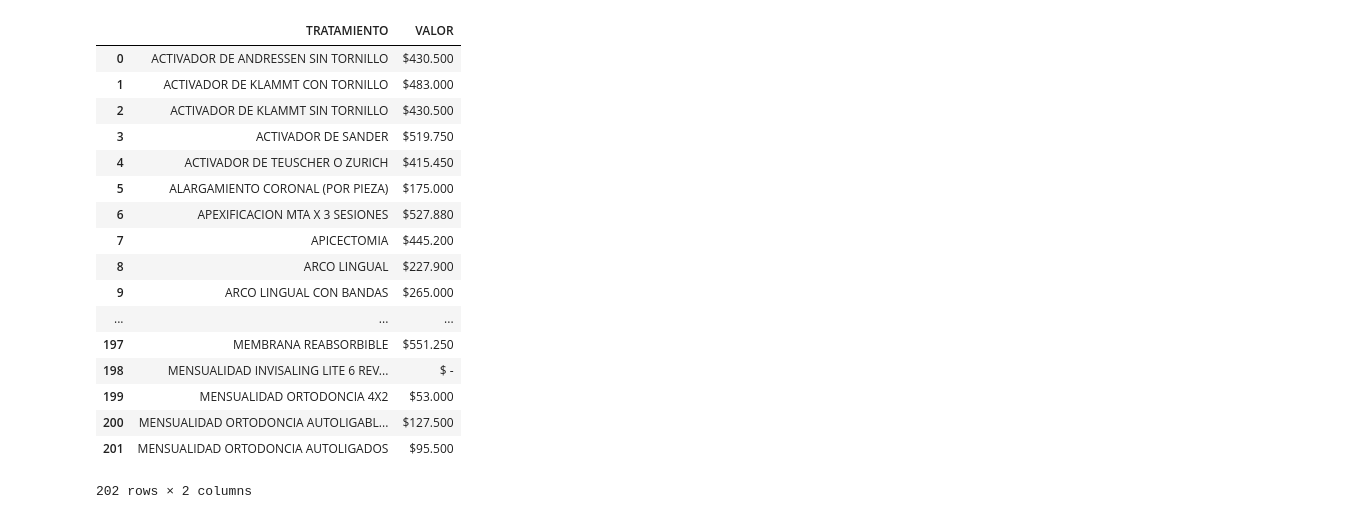
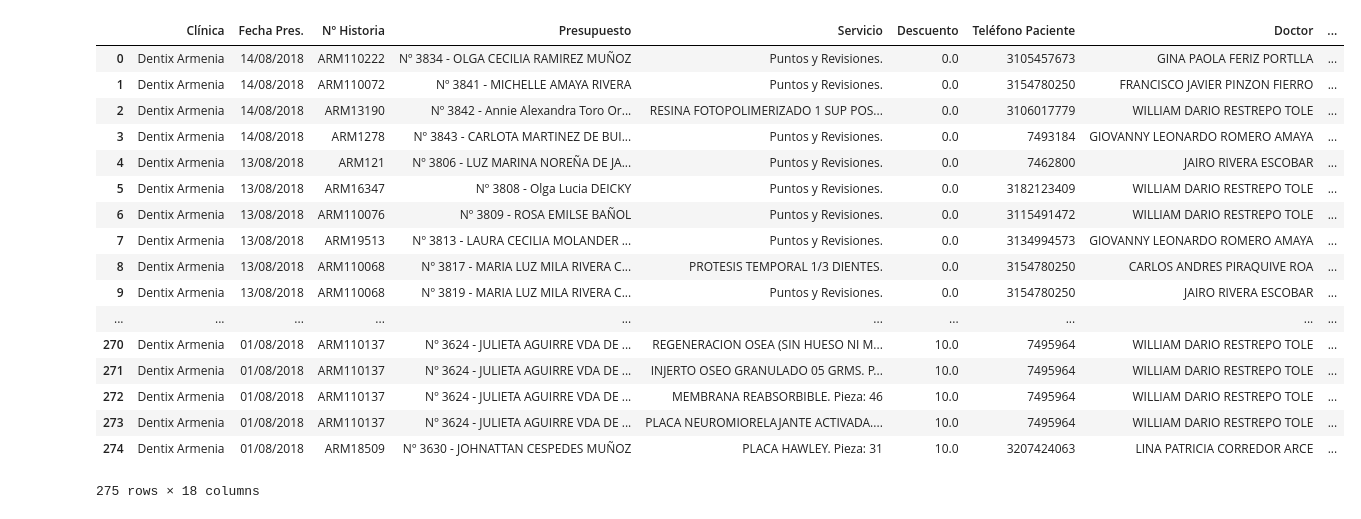
Before and after one commit to davidarango82/intro-data-sci-python, a Jupyter notebook: pruebas.ipynb, the cells around one changed output. Cells and saved outputs as stored; diff of their text form; code cells hidden in the pictures.

```diff
--- a/pruebas.ipynb
+++ b/pruebas.ipynb
@@ -2,25 +2,24 @@
 import numpy as np
 import pandas as pd
 # %%
-#mostrar servicios
-servicios_df =  pd.read_csv('LISTADO DE SERVICIOS.csv', encoding = 'unicode_escape', sep=',')
-servicios_df
+df =  pd.read_csv('Produccion_pendiente_exigible_con_tratamientos_Dentix_Armenia.csv', encoding = 'unicode_escape', sep=',')
+df
 # %% [output]
-|  | TRATAMIENTO | VALOR |
-| 0 | ACTIVADOR DE ANDRESSEN SIN TORNILLO | $430.500 |
-| 1 | ACTIVADOR DE KLAMMT CON TORNILLO | $483.000 |
-| 2 | ACTIVADOR DE KLAMMT SIN TORNILLO | $430.500 |
-| 3 | ACTIVADOR DE SANDER | $519.750 |
-| 4 | ACTIVADOR DE TEUSCHER O ZURICH | $415.450 |
-| 5 | ALARGAMIENTO CORONAL (POR PIEZA) | $175.000 |
-| 6 | APEXIFICACION MTA X 3 SESIONES | $527.880 |
-| 7 | APICECTOMIA | $445.200 |
-| 8 | ARCO LINGUAL | $227.900 |
-| 9 | ARCO LINGUAL CON BANDAS | $265.000 |
-| ... | ... | ... |
-| 197 | MEMBRANA REABSORBIBLE | $551.250 |
-| 198 | MENSUALIDAD INVISALING LITE 6 REV... | $ - |
-| 199 | MENSUALIDAD ORTODONCIA 4X2 | $53.000 |
-| 200 | MENSUALIDAD ORTODONCIA AUTOLIGABL... | $127.500 |
-| 201 | MENSUALIDAD ORTODONCIA AUTOLIGADOS | $95.500 |
+|  | Clínica | Fecha Pres. | Nº Historia | Presupuesto | Servicio | Descuento | Teléfono Paciente | Doctor | ... |
+| 0 | Dentix Armenia | 14/08/2018 | ARM110222 | Nº 3834 - OLGA CECILIA RAMIREZ MUÑOZ | Puntos y Revisiones. | 0.0 | 3105457673 | GINA PAOLA FERIZ PORTLLA | ... |
+| 1 | Dentix Armenia | 14/08/2018 | ARM110072 | Nº 3841 - MICHELLE AMAYA RIVERA | Puntos y Revisiones. | 0.0 | 3154780250 | FRANCISCO JAVIER PINZON FIERRO | ... |
+| 2 | Dentix Armenia | 14/08/2018 | ARM13190 | Nº 3842 - Annie Alexandra Toro Or... | RESINA FOTOPOLIMERIZADO 1 SUP POS... | 0.0 | 3106017779 | WILLIAM DARIO RESTREPO TOLE | ... |
+| 3 | Dentix Armenia | 14/08/2018 | ARM1278 | Nº 3843 - CARLOTA MARTINEZ DE BUI... | Puntos y Revisiones. | 0.0 | 7493184 | GIOVANNY LEONARDO ROMERO AMAYA | ... |
+| 4 | Dentix Armenia | 13/08/2018 | ARM121 | Nº 3806 - LUZ MARINA NOREÑA DE JA... | Puntos y Revisiones. | 0.0 | 7462800 | JAIRO RIVERA ESCOBAR | ... |
+| 5 | Dentix Armenia | 13/08/2018 | ARM16347 | Nº 3808 - Olga Lucia DEICKY | Puntos y Revisiones. | 0.0 | 3182123409 | WILLIAM DARIO RESTREPO TOLE | ... |
+| 6 | Dentix Armenia | 13/08/2018 | ARM110076 | Nº 3809 - ROSA EMILSE BAÑOL | Puntos y Revisiones. | 0.0 | 3115491472 | WILLIAM DARIO RESTREPO TOLE | ... |
+| 7 | Dentix Armenia | 13/08/2018 | ARM19513 | Nº 3813 - LAURA CECILIA MOLANDER ... | Puntos y Revisiones. | 0.0 | 3134994573 | GIOVANNY LEONARDO ROMERO AMAYA | ... |
+| 8 | Dentix Armenia | 13/08/2018 | ARM110068 | Nº 3817 - MARIA LUZ MILA RIVERA C... | PROTESIS TEMPORAL 1/3 DIENTES. | 0.0 | 3154780250 | CARLOS ANDRES PIRAQUIVE ROA | ... |
+| 9 | Dentix Armenia | 13/08/2018 | ARM110068 | Nº 3819 - MARIA LUZ MILA RIVERA C... | Puntos y Revisiones. | 0.0 | 3154780250 | JAIRO RIVERA ESCOBAR | ... |
+| ... | ... | ... | ... | ... | ... | ... | ... | ... | ... |
+| 270 | Dentix Armenia | 01/08/2018 | ARM110137 | Nº 3624 - JULIETA AGUIRRE VDA DE ... | REGENERACION OSEA (SIN HUESO NI M... | 10.0 | 7495964 | WILLIAM DARIO RESTREPO TOLE | ... |
+| 271 | Dentix Armenia | 01/08/2018 | ARM110137 | Nº 3624 - JULIETA AGUIRRE VDA DE ... | INJERTO OSEO GRANULADO 05 GRMS. P... | 10.0 | 7495964 | WILLIAM DARIO RESTREPO TOLE | ... |
+| 272 | Dentix Armenia | 01/08/2018 | ARM110137 | Nº 3624 - JULIETA AGUIRRE VDA DE ... | MEMBRANA REABSORBIBLE. Pieza: 46 | 10.0 | 7495964 | WILLIAM DARIO RESTREPO TOLE | ... |
+| 273 | Dentix Armenia | 01/08/2018 | ARM110137 | Nº 3624 - JULIETA AGUIRRE VDA DE ... | PLACA NEUROMIORELAJANTE ACTIVADA.... | 10.0 | 7495964 | WILLIAM DARIO RESTREPO TOLE | ... |
+| 274 | Dentix Armenia | 01/08/2018 | ARM18509 | Nº 3630 - JOHNATTAN CESPEDES MUÑOZ | PLACA HAWLEY. Pieza: 31 | 10.0 | 3207424063 | LINA PATRICIA CORREDOR ARCE | ... |
-202 rows × 2 columns
+275 rows × 18 columns
```
Also changed, not shown: parts of 1 cell of this notebook, 5 other files.
